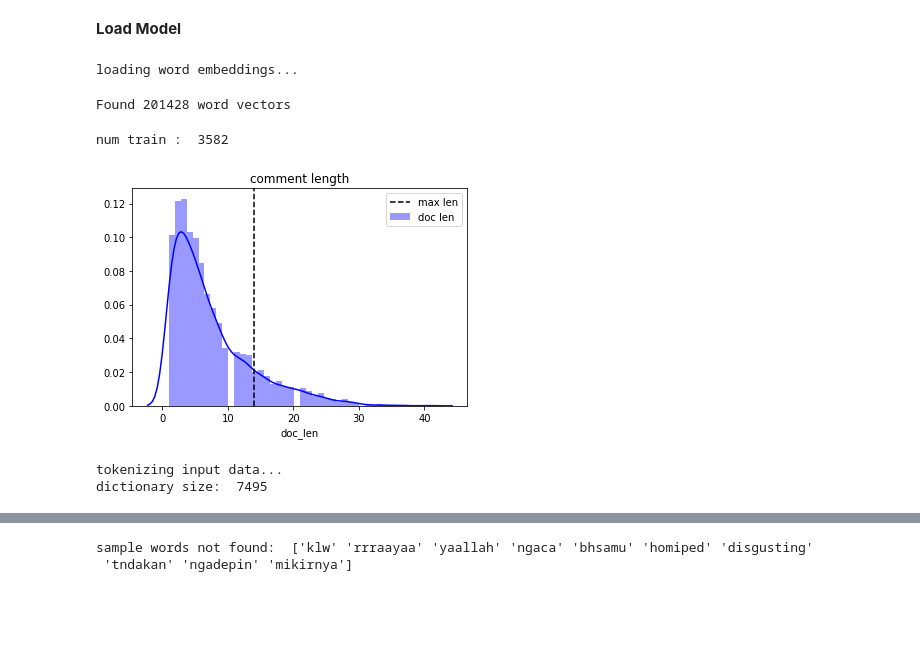
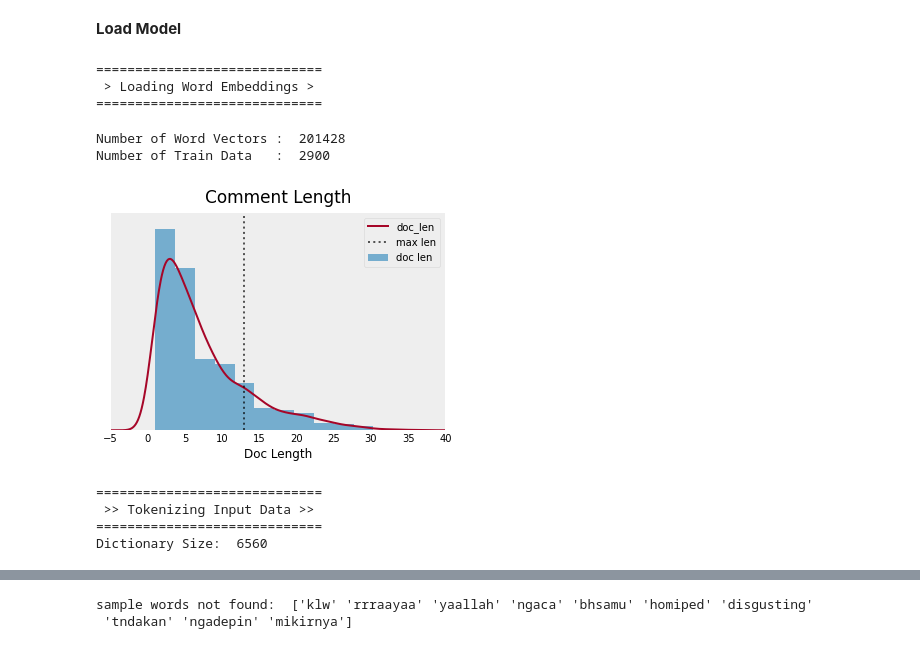
Before and after one commit to farhanalfaa/twitter-sentiment-analysis, a Jupyter notebook: program/[Part_4]_Convolutional_Neural_Network.ipynb, the cells around one changed output, grey strips where cells are left out. Cells and saved outputs as stored; diff of their text form; code cells hidden in the pictures; blank space fills up the shorter version.

```diff
--- a/program/[Part_4]_Convolutional_Neural_Network.ipynb
+++ b/program/[Part_4]_Convolutional_Neural_Network.ipynb
@@ -19,16 +32,15 @@ import seaborn as sns
 # %% [markdown]
 **Load Dataset**
 # %%
-train = pd.read_excel('/content/drive/My Drive/Tugas_Akhir/dataset/dataset.xlsx', index_col=0)
+train = pd.read_excel('/content/drive/My Drive/Tugas_Akhir/dataset/train.xlsx', index_col=0)
 # %% [markdown]
 **Load Model**
 # %%
 y_train = train['label'].tolist()
 # %%
-import os, re, csv, math, codecs
-from tqdm import tqdm
-
-print('loading word embeddings...')
+print('\n=============================')
+print(' > Loading Word Embeddings > ')
+print('=============================')
 
 embeddings_index = {}
 
@@ -42,12 +54,11 @@ for line in tqdm(f):
 
 f.close()
 
-print('Found %s word vectors' %len(embeddings_index))
+print('\n\nNumber of Word Vectors : ', len(embeddings_index))
+print('Number of Train Data   : ', train.shape[0])
 # %% [output]
-loading word embeddings...
+=============================
+ > Loading Word Embeddings >
+=============================
-Found 201428 word vectors
+Number of Word Vectors :  201428
+Number of Train Data   :  2900
-# %%
-print('num train : ', train.shape[0])
-# print('num test  : ', test.shape[0])
-# %% [output]
-num train :  3582
@@ -59,12 +65,33 @@ label_names = ['positive', 'neutral','negative']
 # %%
+label_names = ['positive', 'neutral','negative']
+
 train['doc_len'] = train['text'].apply(lambda words: len(words.split(' ')))
 
 max_seq_len = np.round(train['doc_len'].mean() + train['doc_len'].std()).astype(int)
 
-sns.distplot(train['doc_len'], hist=True, kde=True, color='b', label='doc len')
-plt.axvline(x=max_seq_len, color='k', linestyle='--', label='max len')
-plt.title('comment length')
+fig, ax = plt.subplots(figsize=(6,4))
+
+train['doc_len'].plot(kind='hist',
+                      density=True,
+                      alpha=0.65,
+                      bins=15,
+                      label='doc len')
+
+train['doc_len'].plot(kind='kde')
+
+ax.set_xlim(-5, 40)
+ax.set_xlabel("Doc Length")
+ax.set_ylim(0, 0.13)
+ax.set_yticks([])
+ax.set_ylabel("")
+ax.set_title("Comment Length", size=17, pad=10)
+ax.grid(False)
+ax.axvline(x=max_seq_len, alpha=0.65, color='k', linestyle=':', label='max len')
+ax.tick_params(left = False, bottom = False)
+for ax, spine in ax.spines.items():
+    spine.set_visible(False)
+
 plt.legend()
 plt.show()
 # %% [output]
-[figure, old version]
+[figure, new version]
@@ -83,30 +98,30 @@ from keras.callbacks import EarlyStopping
 # %%
 raw_docs_train = train['text'].tolist()
-# raw_docs_test  = test['text'].tolist()
 
 MAX_NB_WORDS = 100000
 num_classes = len(label_names)
 
-print('tokenizing input data...')
+print('=============================')
+print(' >> Tokenizing Input Data >> ')
+print('=============================')
 
 tokenizer = Tokenizer(num_words=MAX_NB_WORDS,
                       lower=True,
                       char_level=False)
-# tokenizer.fit_on_texts(raw_docs_train + raw_docs_test)
 tokenizer.fit_on_texts(raw_docs_train)
 
 
 word_seq_train = tokenizer.texts_to_sequences(raw_docs_train)
-# word_seq_test  = tokenizer.texts_to_sequences(raw_docs_test)
 
 word_index = tokenizer.word_index
 
-print('dictionary size: ', len(word_index))
+print('Dictionary Size: ', len(word_index))
 
 word_seq_train = sequence.pad_sequences(word_seq_train, maxlen = max_seq_len)
-# word_seq_test  = sequence.pad_sequences(word_seq_test, maxlen = max_seq_len)
 # %% [output]
-tokenizing input data...
-dictionary size:  7495
+=============================
+ >> Tokenizing Input Data >>
+=============================
+Dictionary Size:  6560
 # %%
 batch_size = 256
```
Also changed, not shown: parts of 17 cells of this notebook.
